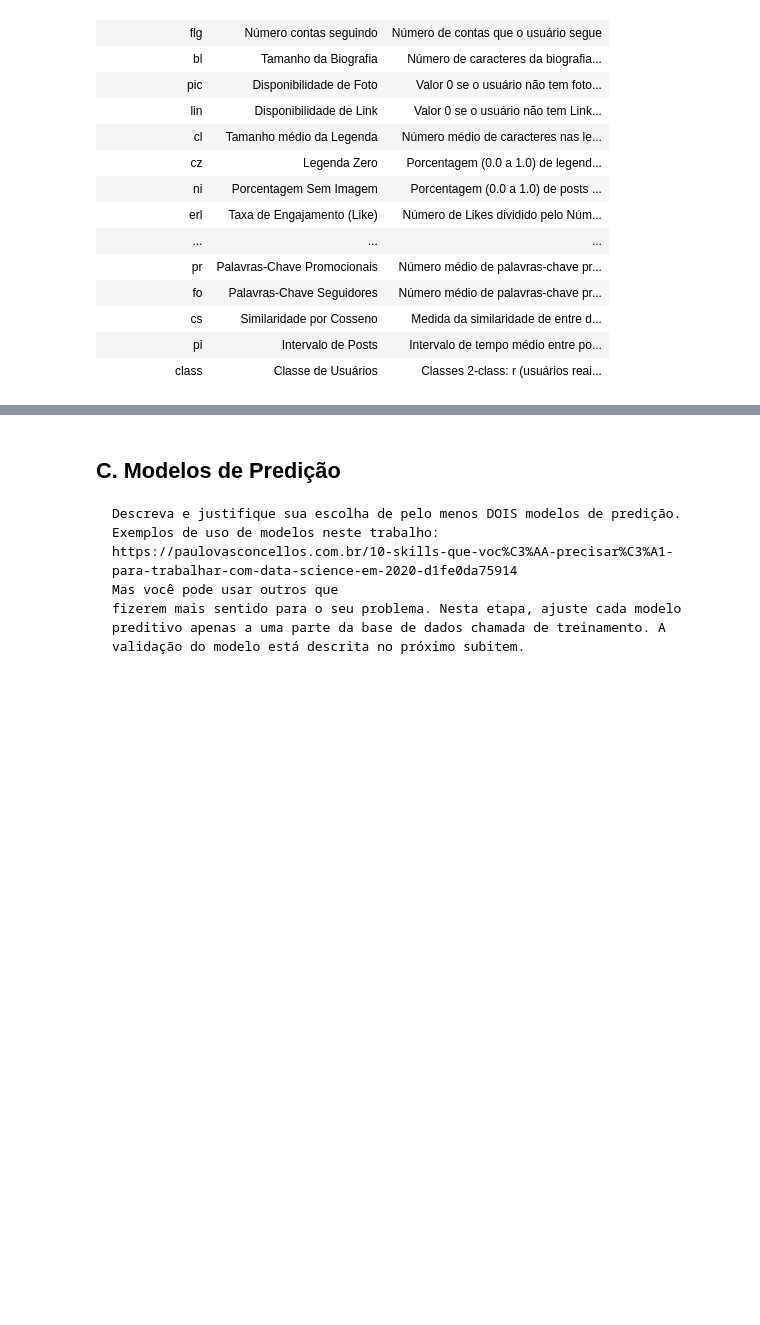
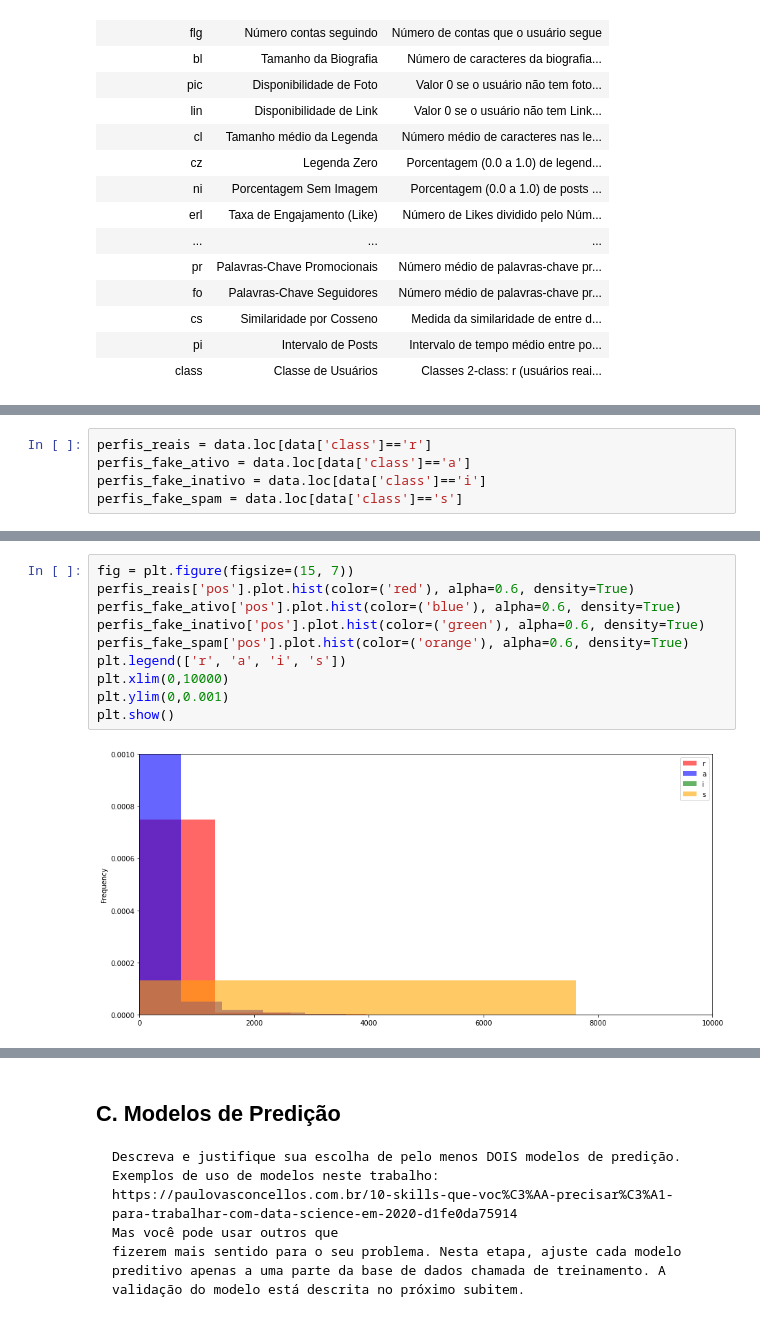
Before and after one commit to ArthurCisotto/P2_CDados, a Jupyter notebook: Projeto_2_CDados.ipynb, the cells around one changed output, grey strips where cells are left out. Drawn from its saved outputs; the diff is of its cells as text; blank space fills up the shorter version.

```diff
--- a/Projeto_2_CDados.ipynb
+++ b/Projeto_2_CDados.ipynb
@@ -94,0 +155,5 @@ df1.style.hide_index()
+# %%
+perfis_reais = data.loc[data['class']=='r']
+perfis_fake_ativo = data.loc[data['class']=='a']
+perfis_fake_inativo = data.loc[data['class']=='i']
+perfis_fake_spam = data.loc[data['class']=='s']
@@ -94,0 +170,12 @@ df1.style.hide_index()
+# %%
+fig = plt.figure(figsize=(15, 7))
+perfis_reais['pos'].plot.hist(color=('red'), alpha=0.6, density=True)
+perfis_fake_ativo['pos'].plot.hist(color=('blue'), alpha=0.6, density=True)
+perfis_fake_inativo['pos'].plot.hist(color=('green'), alpha=0.6, density=True)
+perfis_fake_spam['pos'].plot.hist(color=('orange'), alpha=0.6, density=True)
+plt.legend(['r', 'a', 'i', 's'])
+plt.xlim(0,10000)
+plt.ylim(0,0.001)
+plt.show()
+# %% [output]
+[figure, added]
```
Also changed, not shown: parts of 63 cells of this notebook.
